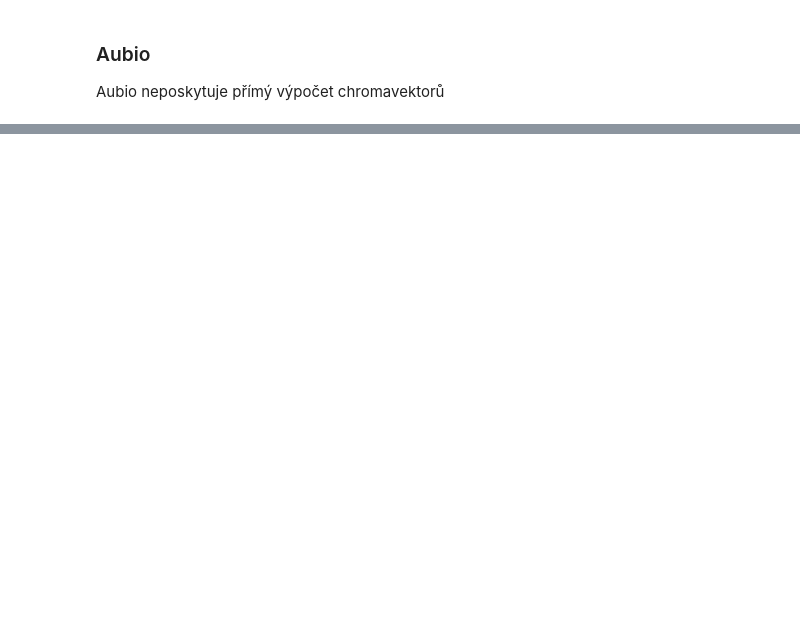
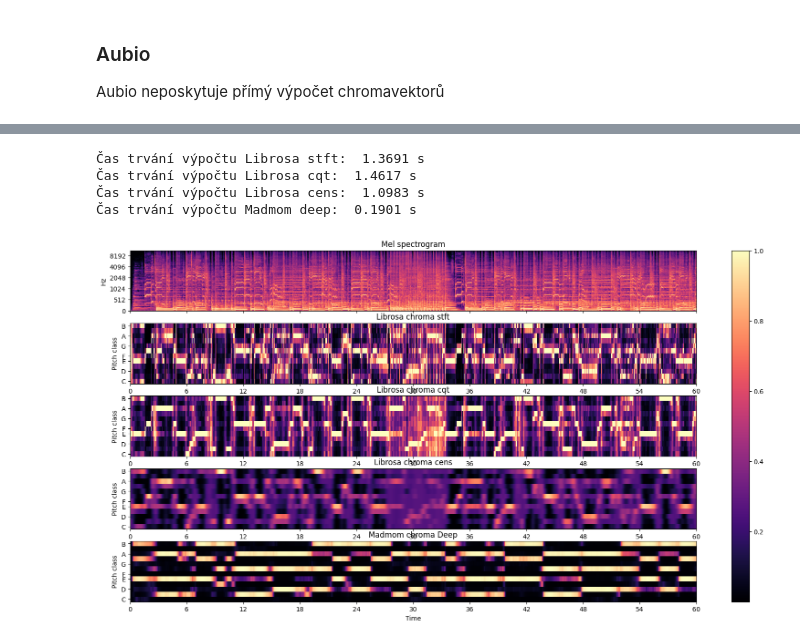
Before and after one commit to VikinnCz/Diplomova_prace_reseni, a Jupyter notebook: Chroma_vectors_comparison.ipynb, the cells around one changed output, grey strips where cells are left out. Drawn from its saved outputs; the diff is of its cells as text; code cells hidden in the pictures; blank space fills up the shorter version.

Commit message:
Update: ChromaFeature analysis

```diff
--- a/Chroma_vectors_comparison.ipynb
+++ b/Chroma_vectors_comparison.ipynb
@@ -25,7 +42,9 @@ chroma_librosa_stft.shape
 # %% [markdown]
 ### Madmom
 # %%
-dcp = madmom.audio.DeepChromaProcessor()
-chroma_madmom_deep = dcp(uploaded_file_name)
-chroma_madmom_deep = np.transpose(chroma_madmom_deep)
-chroma_madmom_deep.shape
+#Chroma feature Madmom
+def Chroma_feature_madmom(uploaded_file_name):
+    dcp = madmom.audio.DeepChromaProcessor()
+    chroma_madmom_deep = dcp(uploaded_file_name)
+    chroma_madmom_deep = np.transpose(chroma_madmom_deep)
+    return chroma_madmom_deep
@@ -77,0 +92,34 @@ Text(0.5, 1.0, 'Madmom chroma Deep')
+# %%
+def Chromavectors_anylse(uploaded_file_name):
+    start_time =time.time()
+    chroma_librosa_stft = Chroma_freature_librosa_stft(uploaded_file_name)
+    time_librosa_stft = time.time() - start_time
+
+    start_time = time.time()
+    chroma_librosa_cqt = Chroma_freature_librosa_cqt(uploaded_file_name)
+    time_librosa_cqt = time.time() - start_time
+
+    start_time = time.time()
+    chroma_librosa_cens = Chroma_freature_librosa_cens(uploaded_file_name)
+    time_librosa_cens = time.time() - start_time
+
+    start_time = time.time()
+    chroma_madmom_deep = Chroma_feature_madmom(uploaded_file_name)
+    time_madmom_deep = time.time() - start_time
+
+    print("Čas trvání výpočtu Librosa stft:",f"{time_librosa_stft: .4f}","s")
+    print("Čas trvání výpočtu Librosa cqt:",f"{time_librosa_cqt: .4f}","s")
+    print("Čas trvání výpočtu Librosa cens:",f"{time_librosa_cens: .4f}","s")
+    print("Čas trvání výpočtu Madmom deep:",f"{time_madmom_deep: .4f}","s")
+
+    Print_graphs(chroma_librosa_stft, chroma_librosa_cqt, chroma_librosa_cens, chroma_madmom_deep,uploaded_file_name)
+    return
+# %%
+uploaded_file_name = "Referencni_skladby/The Beatles - Abbey Road (1969) (2012 180g Vinyl 24bit-96kHz) [FLAC] vtwin88cube/04.-Oh! Darling.wav"
+Chromavectors_anylse(uploaded_file_name)
+# %% [output]
+Čas trvání výpočtu Librosa stft:  1.3691 s
+Čas trvání výpočtu Librosa cqt:  1.4617 s
+Čas trvání výpočtu Librosa cens:  1.0983 s
+Čas trvání výpočtu Madmom deep:  0.1901 s
+[figure, added]
```
Also changed, not shown: parts of 13 cells of this notebook, 1 other file.
